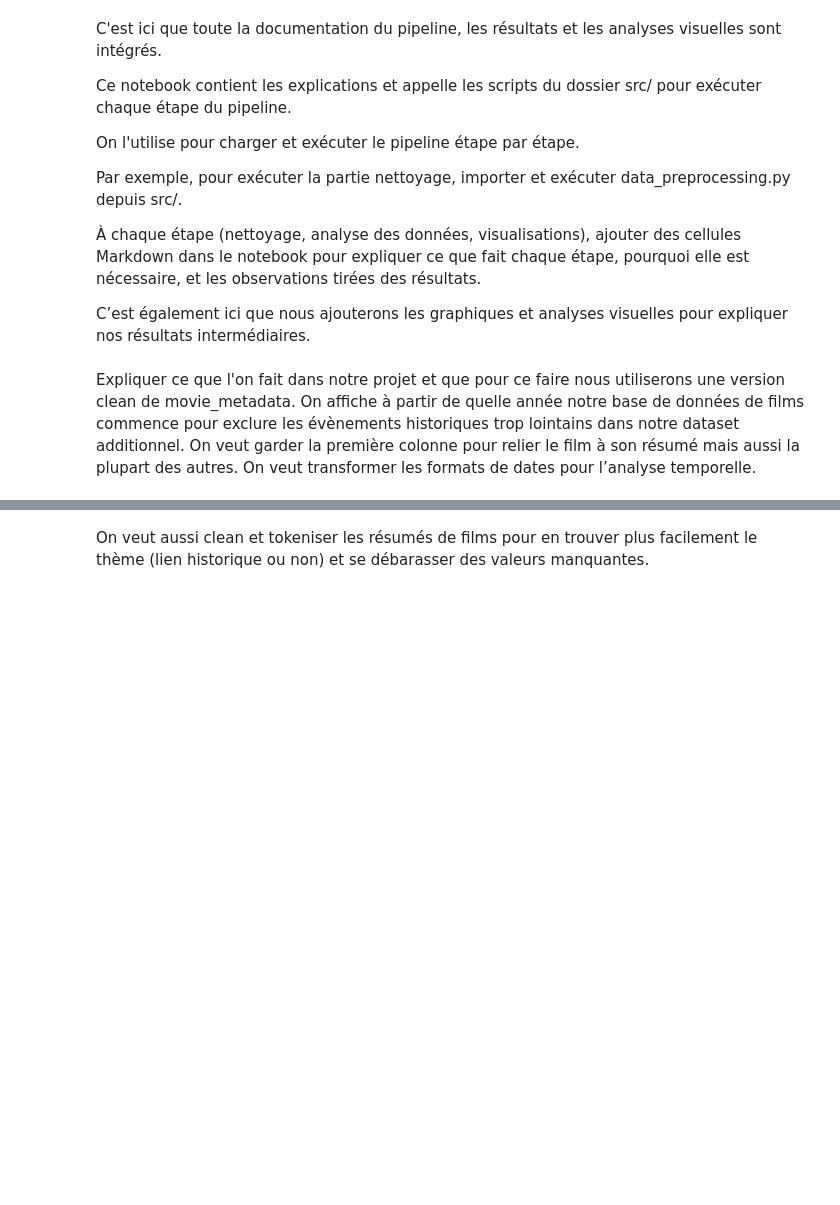
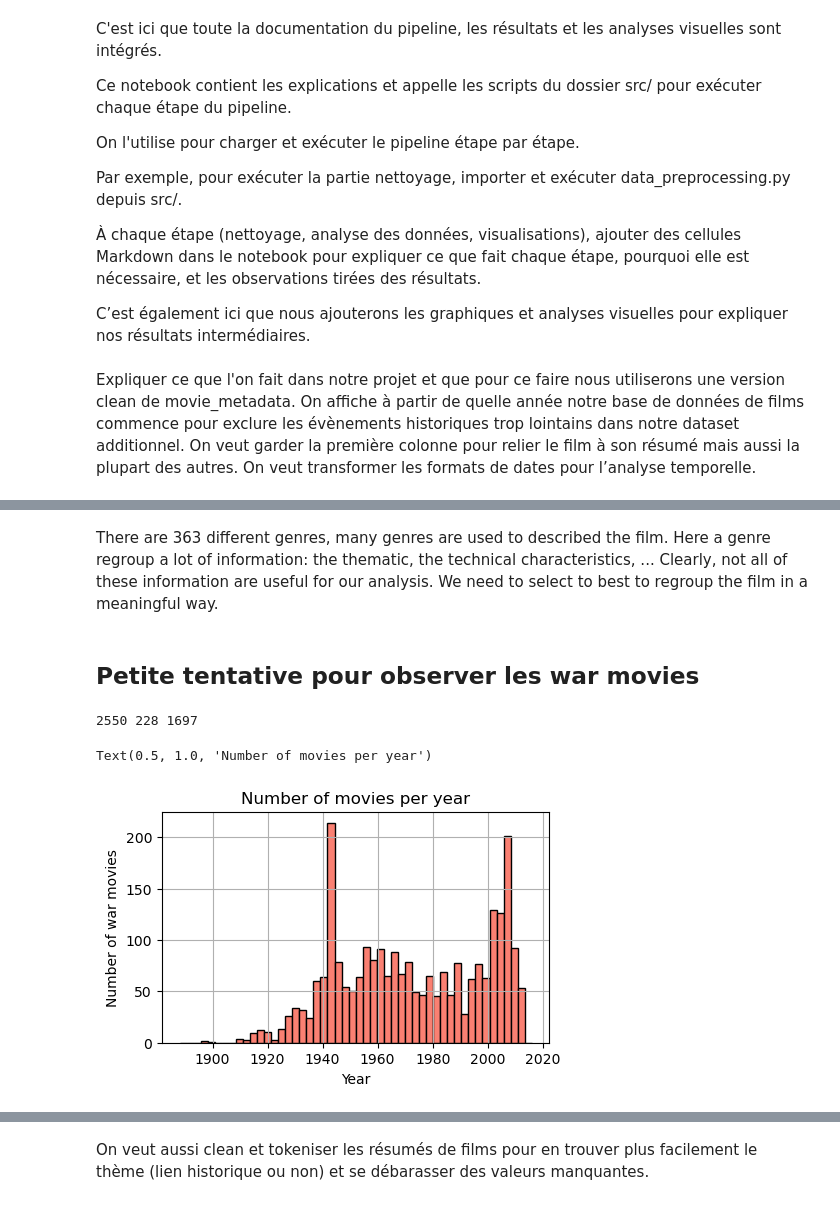
Before and after one commit to epfl-ada/ada-2024-project-nostringsadached, a Jupyter notebook: results.ipynb, the cells around one changed output, grey strips where cells are left out. Saved outputs shown, nothing was run; the diff lists cells and outputs as text; code cells hidden in the pictures; blank space fills up the shorter version.

```diff
--- a/results.ipynb
+++ b/results.ipynb
@@ -50,0 +67,22 @@ print(cleaned_movies_data.head())
+# %% [markdown]
+There are 363 different genres, many genres are used to described the film. Here a genre regroup a lot of information: the thematic, the technical characteristics, ...
+Clearly, not all of these information are useful for our analysis. We need to select to best to regroup the film in a meaningful way.
+# %% [markdown]
+## Petite tentative pour observer les war movies
+# %%
+War_movies = preprocessed_movies[preprocessed_movies['Movie genres'].str.contains(r'war', case=False, na=False)]
+War_movies_comedy = War_movies[War_movies['Movie genres'].str.contains(r'comedy', case=False, na=False)]
+War_movies_drama = War_movies[War_movies['Movie genres'].str.contains(r'drama', case=False, na=False)]
+print(len(War_movies), len(War_movies_comedy), len(War_movies_drama))
+# %% [output]
+2550 228 1697
+# %%
+plt.figure(figsize=(5,3))
+War_movies["Year"].hist(bins=50, range=(preprocessed_movies["Year"].min(), preprocessed_movies["Year"].max()), color = 'salmon', edgecolor = 'black')
+
+plt.xlabel("Year")
+plt.ylabel("Number of war movies")
+plt.title("Number of movies per year")
+# %% [output]
+Text(0.5, 1.0, 'Number of movies per year')
+[figure, added]
```
Also changed, not shown: parts of 30 cells of this notebook, 3 other files.
